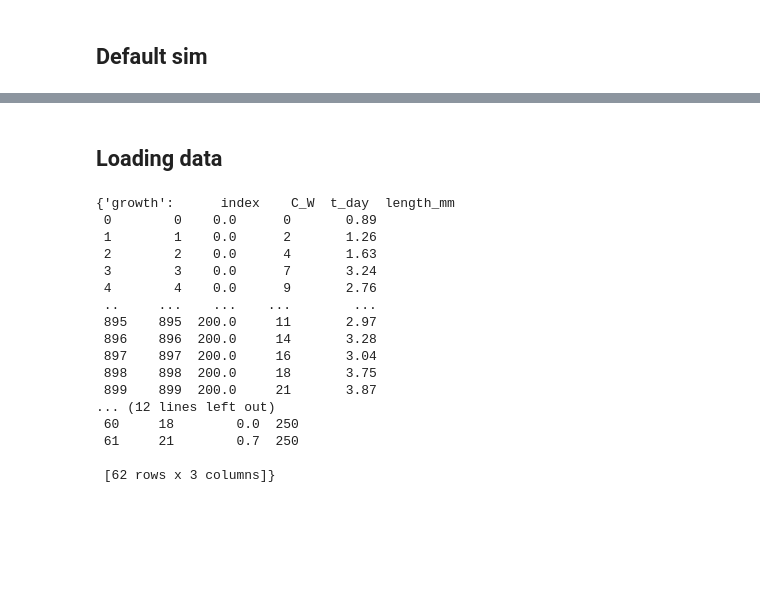
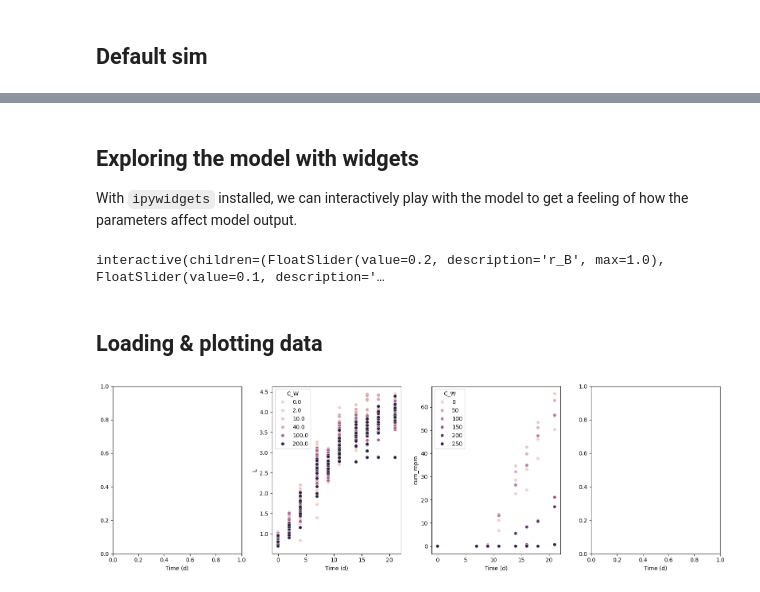
Before and after one commit to SimonHansul/mempyDEB, a Jupyter notebook: examples/01_model_fitting_DEBtox2019.ipynb, the cells around one changed output, grey strips where cells are left out. Drawn from its saved outputs; the diff is of its cells as text; code cells hidden in the pictures; blank space fills up the shorter version.

```diff
--- a/examples/01_model_fitting_DEBtox2019.ipynb
+++ b/examples/01_model_fitting_DEBtox2019.ipynb
@@ -269,31 +25,61 @@ class ModelFit:
+# %% [markdown]
+## Exploring the model with widgets
+
+With `ipywidgets` installed, we can interactively play with the model to get a feeling of how the parameters affect model output.
+# %%
+# TODO: widget is not as smooth is it could be,
+# can we accelerate the plotting?
+from ipywidgets import interact, interactive, fixed, interact_manual
+import ipywidgets as widgets
+p = defaultparams_debtox2019.copy()
+p.update({'R_m' : 8, 'pmoa' : 'G'})
+
+@interact(
+        r_B=widgets.FloatSlider(min=0, max=1, step=.1, value=.2),
+        L_0 = widgets.FloatSlider(min=0.01, max=1, step=.1, value=.1),
+        L_m=widgets.FloatSlider(min=0.01, max=5, step=.1, value=5.),
+        L_p=widgets.FloatSlider(min=0.1, max=4, step=.1, value=.5),
+        k_D = widgets.FloatSlider(min=0, max=1., logstep=.1, value=1),
+        z = 1.,
+        b = widgets.FloatSlider(min=0.01, max=1, step=.05, value=.5)
+        )
+def wig(r_B, L_0, L_m, L_p, k_D, z, b):
+
+
+    p.update({
+        'r_B' : r_B, 'L_0': L_0, 'L_m' : L_m, 'L_p' : L_p,
+        'k_D' : k_D, 'z' : z, 'b' : b
+        })
+
+    sim = simulate_debtox(p)
+
+    fig, ax = plot_debtox2019_sim(sim)
+    ax[1].set_ylim(0, 5)
+    ax[2].set_ylim(0, 150)
+
+    sns.despine()
+
+    return None
+# %% [output]
+interactive(children=(FloatSlider(value=0.2, description='r_B', max=1.0), FloatSlider(value=0.1, description='…
 # %% [markdown]
-## Loading data
+## Loading & plotting data
 # %%
 from modelfitting import *
 # %%
-fit = ModelFit()
+fit = setup_fit(
+    paths = {
+        'growth': ('../azoxy_static_growth_tidy.csv', {'skiprows' : 4}),
+        'repro' : ('../azoxy_static_repro_tidy.csv', {'skiprows' : 4})
+    },
+    colnames = {
+        'time' : 't_day',
+        'exposure' : 'C_W',
+        'length' : 'length_mm',
+        'cum_repro' : 'cum_repro'
+    }
+)
 
-fit.data = load_data({
-    'growth': ('../azoxy_static_growth_tidy.csv', {'skiprows' : 4}),
-    'repro' : ('../azoxy_static_repro_tidy.csv', {'skiprows' : 4})
-    })
-
-fit.data
+fig, ax = plot_debtox2019_data(fit.data, layout='cols')
 # %% [output]
-{'growth':      index    C_W  t_day  length_mm
- 0        0    0.0      0       0.89
- 1        1    0.0      2       1.26
- 2        2    0.0      4       1.63
- 3        3    0.0      7       3.24
- 4        4    0.0      9       2.76
- ..     ...    ...    ...        ...
- 895    895  200.0     11       2.97
- 896    896  200.0     14       3.28
- 897    897  200.0     16       3.04
- 898    898  200.0     18       3.75
- 899    899  200.0     21       3.87
-... (12 lines left out)
- 60     18        0.0  250
- 61     21        0.7  250
-
- [62 rows x 3 columns]}
+[figure, added]
```
Also changed, not shown: parts of 18 cells of this notebook, 6 other files.
